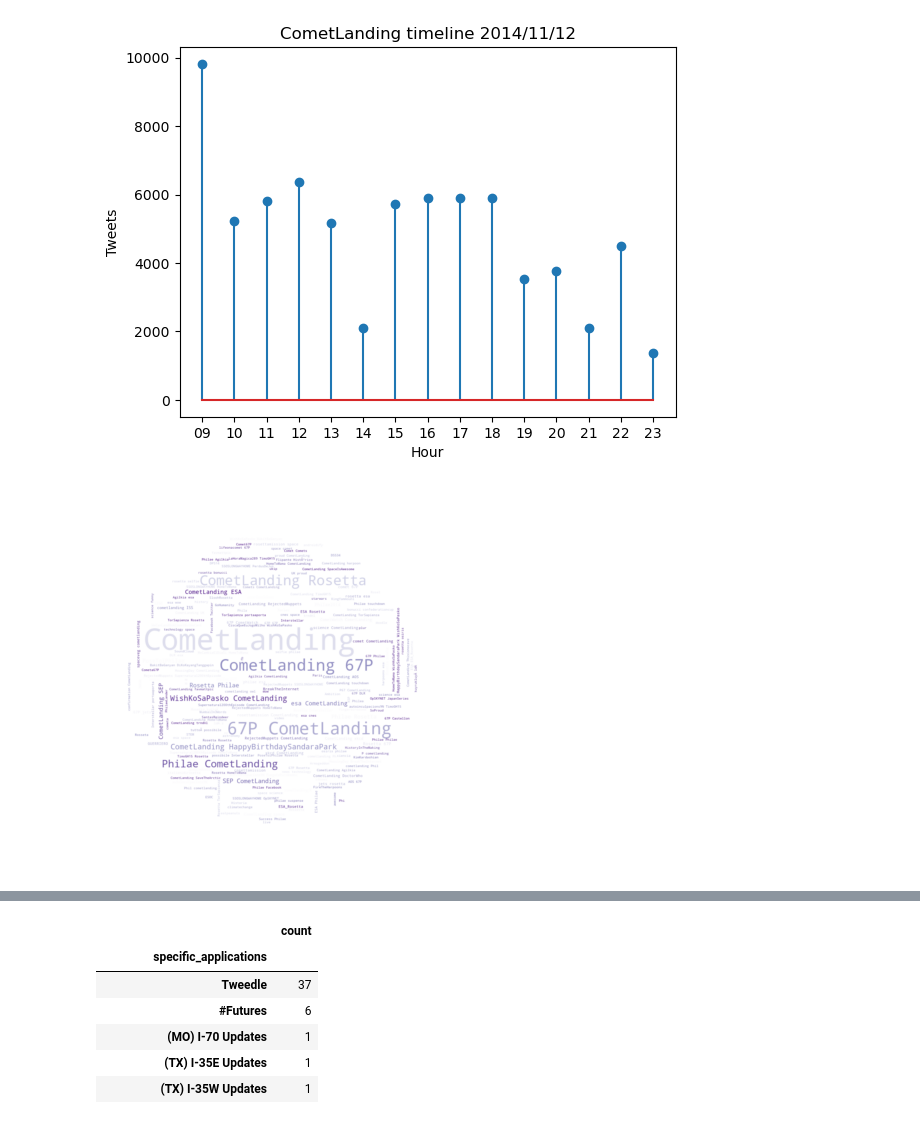
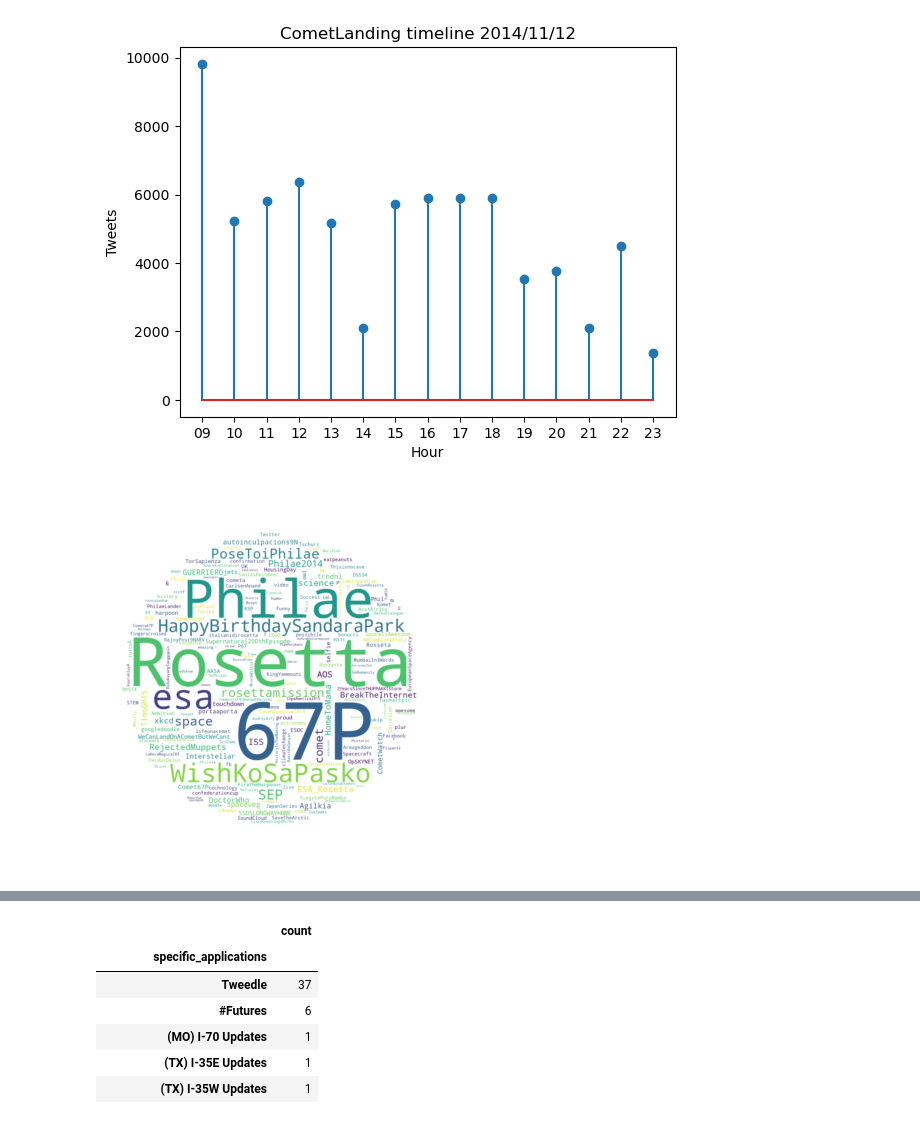
Before and after one commit to evannicholas/CS2006P, a Jupyter notebook: notebooks/CometLanding.ipynb, the cells around one changed output, grey strips where cells are left out. Saved outputs shown, nothing was run; the diff lists cells and outputs as text; code cells hidden in the pictures.

Commit message:
Fixed wordcloud issue

```diff
--- a/notebooks/CometLanding.ipynb
+++ b/notebooks/CometLanding.ipynb
@@ -141,6 +191,12 @@ def getAllTweetReplies(total_replies_df):
 retweet_replies = getAllRetweetReplies(total_replies_df)
 
 tweet_replies = getAllTweetReplies(total_replies_df)
+# %%
+nan_reply_user_id_df = df[pd.isna(df['in_reply_to_user_id_str'])]
+retweet_only_df = nan_reply_user_id_df[nan_reply_user_id_df['text'].apply(
+    lambda x: True if re.search("^RT @.*", x)else False)]
+tweet_only_df = nan_reply_user_id_df[nan_reply_user_id_df['text'].apply(
+    lambda x: False if re.search("^RT @.*", x)else True)]
 # %%
 retweet_only_df
 # %% [output]
@@ -297,12 +343,14 @@ def getListOfAllHashTags():
 
     # List of hashtags found
     hashtagsFull = []
-
+    i = 0
     # Gets list of hashtags from JSON file.
     for j in json_load:
         for i in j['hashtags']:
-            hashtagsFull.append(i['text'])
+            if(i['text'].lower() != "cometlanding"):
+                hashtagsFull.append(i['text'])
     json_file.close()
+    #print(hashtagsFull)
     return hashtagsFull
 
 
@@ -339,11 +387,11 @@ def printData(hashtagDataFrame):
     # Print dataframe.
     print(hashtagDataFrame)
 
-# Example usage
+# Get most popular hastags not including #CometLanding as it will obviously be most popular.
 #allHashtags = getListOfAllHashTags()
 #uniqueHashtags = getListOfUniqueHashtags(allHashtags)
 #hashtagData = createDataFrameOfHashtagsAndFills(uniqueHashtags, allHashtags)
-# printData(hashtagData)
+#printData(hashtagData)
 # %%
 # https://matplotlib.org/stable/plot_types/stats/pie.html#sphx-glr-plot-types-stats-pie-py
 # https://matplotlib.org/3.1.1/gallery/pie_and_polar_charts/pie_features.html
@@ -456,26 +504,30 @@ plt.show()
 # %%
 def createWordCloud(allHashtags):
     mask = np.array(Image.open('../data/mask.jpg'))
-    text = " ".join(x.split()[0] for x in allHashtags)
+    text = ""
+    for x in allHashtags:
+        text = text + " " + x.strip()
+    #text = " ".join(x for x in allHashtags)
+    #print(text)
     # Create and generate a word cloud image:
     wordcloud = WordCloud(width = 12000,
                           height = 9000,
                           #max_words = 200,
-                          colormap = 'Purples',
+                          colormap = 'viridis',
                           mask = mask,
+                          collocations=False,
                           background_color = 'white').generate(text)
 
     # Display the generated image:
     plt.imshow(wordcloud, interpolation='bilinear')
     plt.axis("off")
     plt.show()
     wordcloud.to_file('../images/wordCloud.png')
 
-# Not sure if CometLanding hashtag should be in cloud but it can be searched for in the file and removed before creating wordcloud.
-# Example usage
+# No CometLanding hashtag as the spec says any other hashtags.
 createWordCloud(getListOfAllHashTags())
 # %% [output]
-[figure, old version]
+[figure, new version]
 # %%
 df['applications'].unique()
 # %% [output]
```
Also changed, not shown: parts of 19 cells of this notebook, 1 other file.
